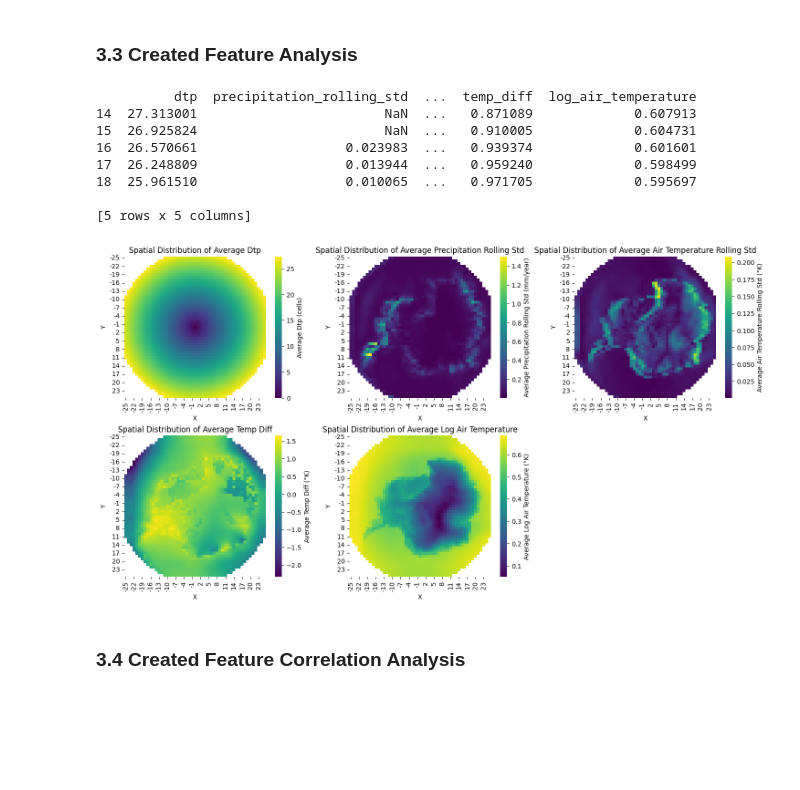
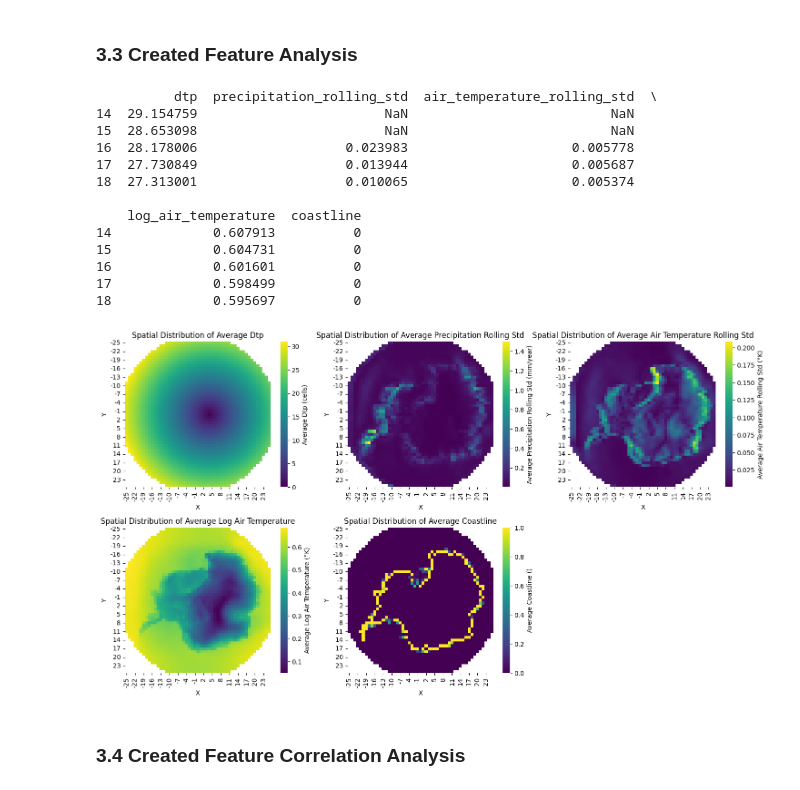
Before and after one commit to sam-mata/BSc-Hons, a Jupyter notebook: EDA.ipynb, the cells around one changed output. Saved outputs shown, nothing was run; the diff lists cells and outputs as text; code cells hidden in the pictures; blank space fills up the shorter version.

```diff
--- a/EDA.ipynb
+++ b/EDA.ipynb
@@ -23,18 +23,7 @@ import numpy as np
 # %%
 # Load data into DataFrames.
 df = load_data("data")
-df = remove_fillers(df)
-df = fill_missing(df, "mean")
-df = transform_data(df)
-df = set_types(
-    df,
-    {
-        "x": int,
-        "y": int,
-        "year": int,
-        "ice_mask": int,
-    },
-)
+df = preprocess_data(df)
 print(f"📊 Data: \n {df.head()}\n")
 features, targets = split_features_targets(df)
 variables = [
@@ -187,7 +132,7 @@ plt.show()
 created_features = []
 
 # Distance to Pole
-df["dtp"] = np.sqrt(df["x"] ** 2 + df["y"] ** 2)
+df["dtp"] = np.sqrt((df["x"] - 4) ** 2 + df["y"] ** 2)
 created_features.append("dtp")
 
 # Rolling Standard Deviation
@@ -198,23 +143,42 @@ for feature in ["precipitation", "air_temperature"]:
 # Log Transformation of air_temperature
 df["log_air_temperature"] = np.log(df["air_temperature"] + 1)
 created_features.append("log_air_temperature")
+
+# Coastline Encoding
+df["coastline"] = 0
+for index, row in df.iterrows():
+    if row["ice_mask"] == 2:
+        x = row["x"]
+        y = row["y"]
+        if (
+            ((df["x"] == x) & (df["y"] == y + 1) & (df["ice_mask"] == 4)).any()
+            or ((df["x"] == x) & (df["y"] == y - 1) & (df["ice_mask"] == 4)).any()
+            or ((df["x"] == x + 1) & (df["y"] == y) & (df["ice_mask"] == 4)).any()
+            or ((df["x"] == x - 1) & (df["y"] == y) & (df["ice_mask"] == 4)).any()
+        ):
+            df.at[index, "coastline"] = 1
+created_features.append("coastline")
 # %% [markdown]
 ### 3.3 Created Feature Analysis
 # %%
 df_created = df[created_features]
 print(df_created.head())
-
-plot_group_spatial_heatmap(df, created_features, 2, 3)
+plot_group_spatial_heatmap(df, created_features, 4, 3)
 # %% [output]
-          dtp  precipitation_rolling_std  ...  temp_diff  log_air_temperature
-14  27.313001                        NaN  ...   0.871089             0.607913
-15  26.925824                        NaN  ...   0.910005             0.604731
-16  26.570661                   0.023983  ...   0.939374             0.601601
-17  26.248809                   0.013944  ...   0.959240             0.598499
-18  25.961510                   0.010065  ...   0.971705             0.595697
+          dtp  precipitation_rolling_std  air_temperature_rolling_std  \
+14  29.154759                        NaN                          NaN
+15  28.653098                        NaN                          NaN
+16  28.178006                   0.023983                     0.005778
+17  27.730849                   0.013944                     0.005687
+18  27.313001                   0.010065                     0.005374
 
-[5 rows x 5 columns]
+    log_air_temperature  coastline
+14             0.607913          0
+15             0.604731          0
+16             0.601601          0
+17             0.598499          0
+18             0.595697          0
-[figure, old version]
+[figure, new version]
 # %% [markdown]
 ### 3.4 Created Feature Correlation Analysis
 # %%
```
Also changed, not shown: parts of 11 cells of this notebook, 5 other files.
